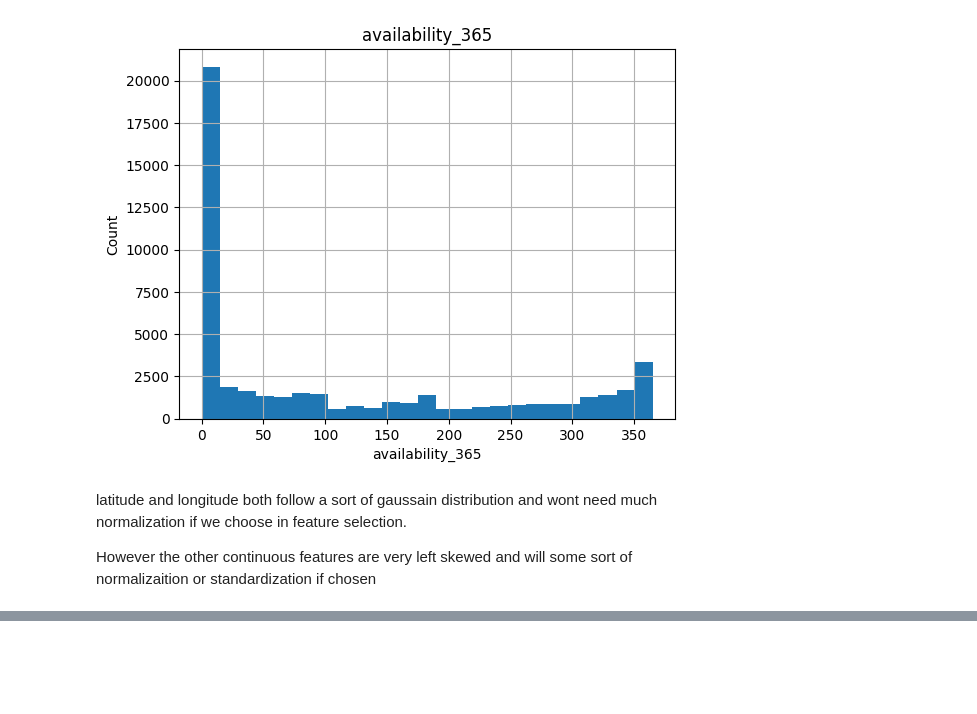
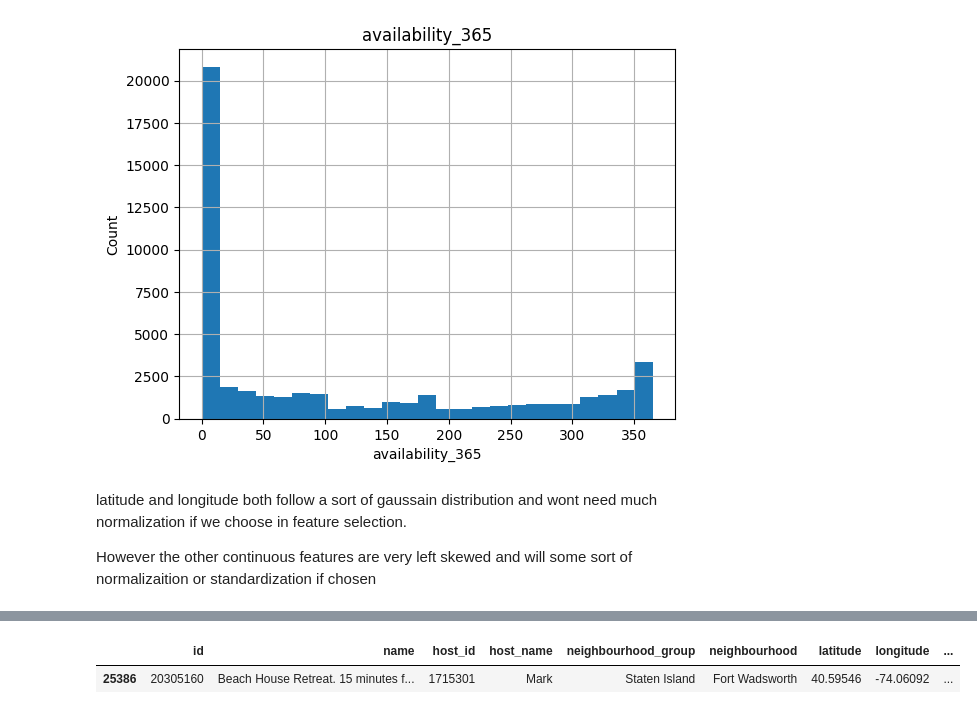
Before and after one commit to lorivera23/Projects-1, a Jupyter notebook: AirBnB_EDA_notebook.ipynb, the cells around one changed output, grey strips where cells are left out. Cells and saved outputs as stored; diff of their text form; code cells hidden in the pictures; blank space fills up the shorter version.

```diff
--- a/AirBnB_EDA_notebook.ipynb
+++ b/AirBnB_EDA_notebook.ipynb
@@ -176,0 +301,6 @@ However the other continuous features are very left skewed and will some sort of
+# %%
+fw_listings = df[df['neighbourhood'] == 'Fort Wadsworth']
+fw_listings
+# %% [output]
+|  | id | name | host_id | host_name | neighbourhood_group | neighbourhood | latitude | longitude | ... |
+| 25386 | 20305160 | Beach House Retreat. 15 minutes f... | 1715301 | Mark | Staten Island | Fort Wadsworth | 40.59546 | -74.06092 | ... |
```
Also changed, not shown: parts of 28 cells of this notebook, 1 other file.
